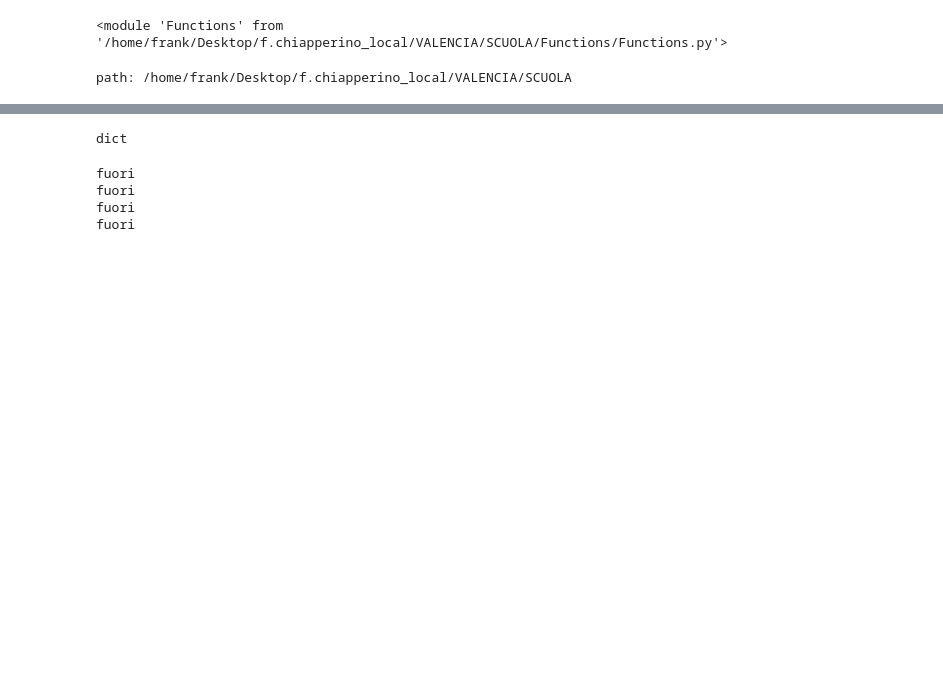
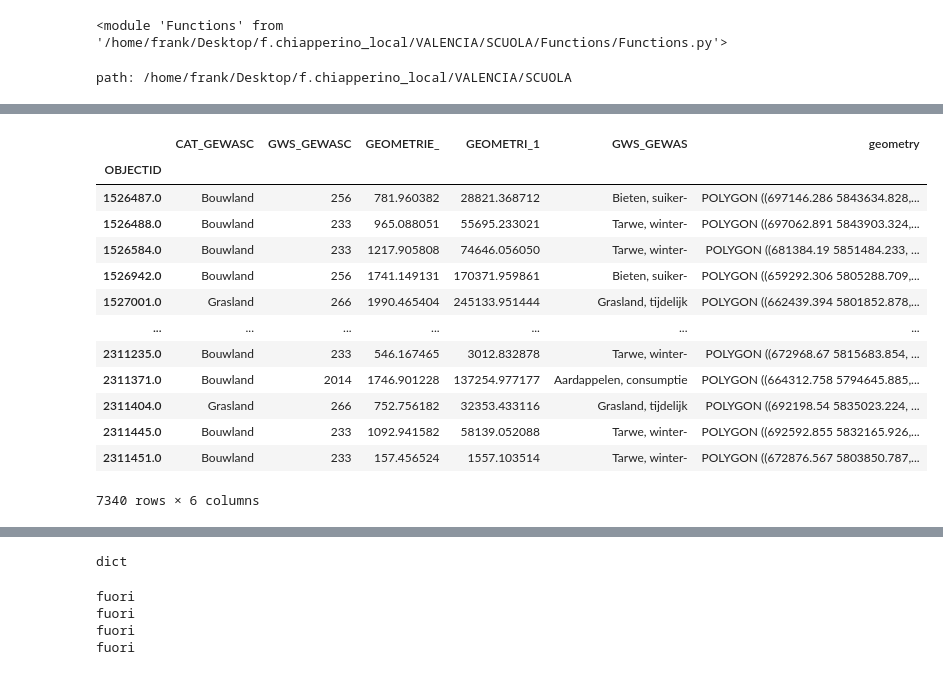
Before and after one commit to cFr4nk/Tesi_SAR_Analysis, a Jupyter notebook: Virgen.ipynb, the cells around one changed output, grey strips where cells are left out. Cells and saved outputs as stored; diff of their text form; code cells hidden in the pictures; blank space fills up the shorter version.

```diff
--- a/Virgen.ipynb
+++ b/Virgen.ipynb
@@ -68,4 +73,23 @@ array(['Aardappelen, bestrijdingsmaatregel AM', 'Aardappelen, consumptie',
 # %%
-virgin_parcel.set_index(virgin_parcel['OBJECTID'],inplace=True)
-virgin_parcel = virgin_parcel.drop('OBJECTID', axis=1)
-#display(virgin_parcel)
+parcels.set_index(parcels['OBJECTID'],inplace=True)
+parcels = parcels.drop('OBJECTID', axis=1)
+
+virgin_parcel = parcels[parcels['CAT_GEWASC'] == 'Braakland']
+
+parcels = parcels[parcels['GWS_GEWAS'].isin(parcels_types)]
+display(parcels)
+# %% [output]
+|  | CAT_GEWASC | GWS_GEWASC | GEOMETRIE_ | GEOMETRI_1 | GWS_GEWAS | geometry |
+| OBJECTID |  |  |  |  |  |  |
+| 1526487.0 | Bouwland | 256 | 781.960382 | 28821.368712 | Bieten, suiker- | POLYGON ((697146.286 5843634.828,... |
+| 1526488.0 | Bouwland | 233 | 965.088051 | 55695.233021 | Tarwe, winter- | POLYGON ((697062.891 5843903.324,... |
+| 1526584.0 | Bouwland | 233 | 1217.905808 | 74646.056050 | Tarwe, winter- | POLYGON ((681384.19 5851484.233, ... |
+| 1526942.0 | Bouwland | 256 | 1741.149131 | 170371.959861 | Bieten, suiker- | POLYGON ((659292.306 5805288.709,... |
+| 1527001.0 | Grasland | 266 | 1990.465404 | 245133.951444 | Grasland, tijdelijk | POLYGON ((662439.394 5801852.878,... |
+| ... | ... | ... | ... | ... | ... | ... |
+| 2311235.0 | Bouwland | 233 | 546.167465 | 3012.832878 | Tarwe, winter- | POLYGON ((672968.67 5815683.854, ... |
+| 2311371.0 | Bouwland | 2014 | 1746.901228 | 137254.977177 | Aardappelen, consumptie | POLYGON ((664312.758 5794645.885,... |
+| 2311404.0 | Grasland | 266 | 752.756182 | 32353.433116 | Grasland, tijdelijk | POLYGON ((692198.54 5835023.224, ... |
+| 2311445.0 | Bouwland | 233 | 1092.941582 | 58139.052088 | Tarwe, winter- | POLYGON ((692592.855 5832165.926,... |
+| 2311451.0 | Bouwland | 233 | 157.456524 | 1557.103514 | Tarwe, winter- | POLYGON ((672876.567 5803850.787,... |
+7340 rows × 6 columns
```
Also changed, not shown: parts of 13 cells of this notebook, 1 other file.
